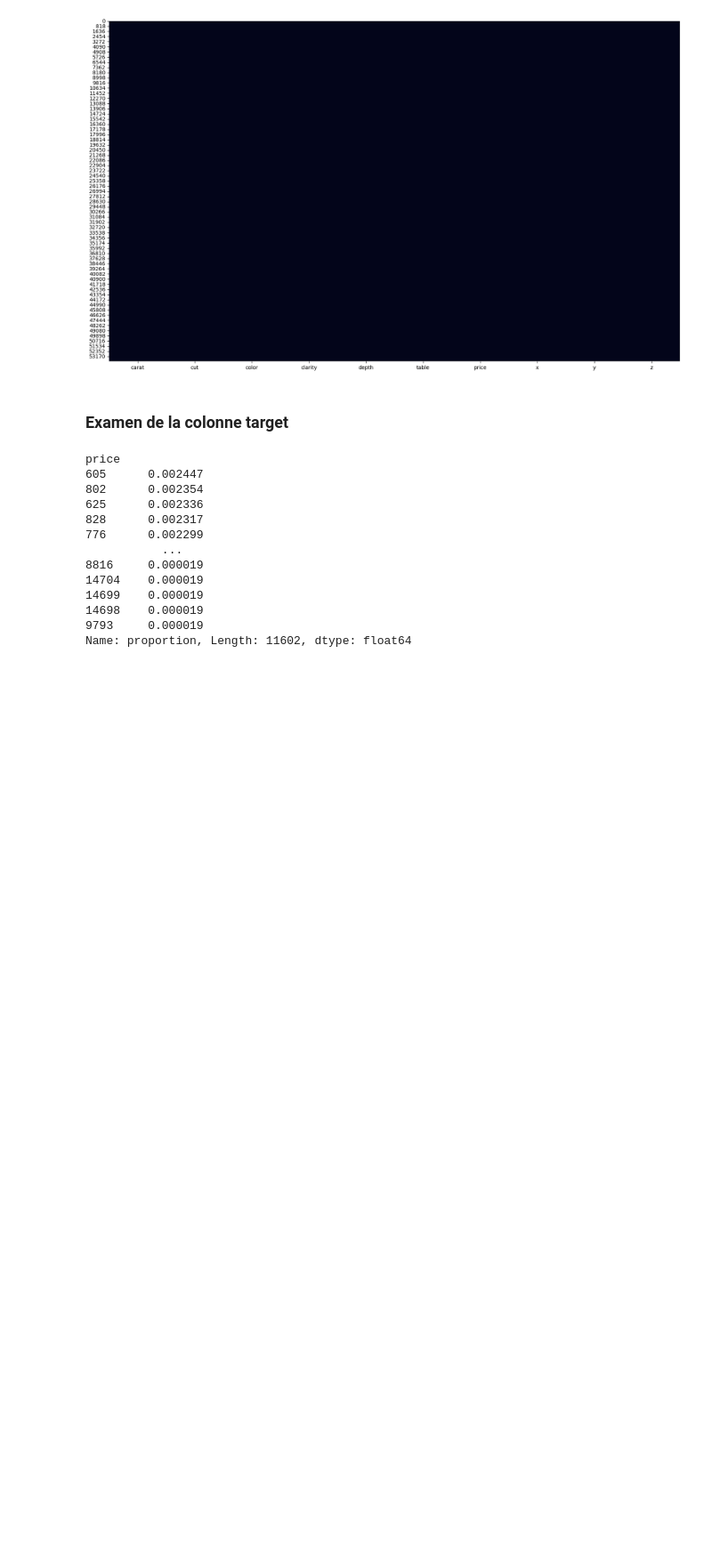
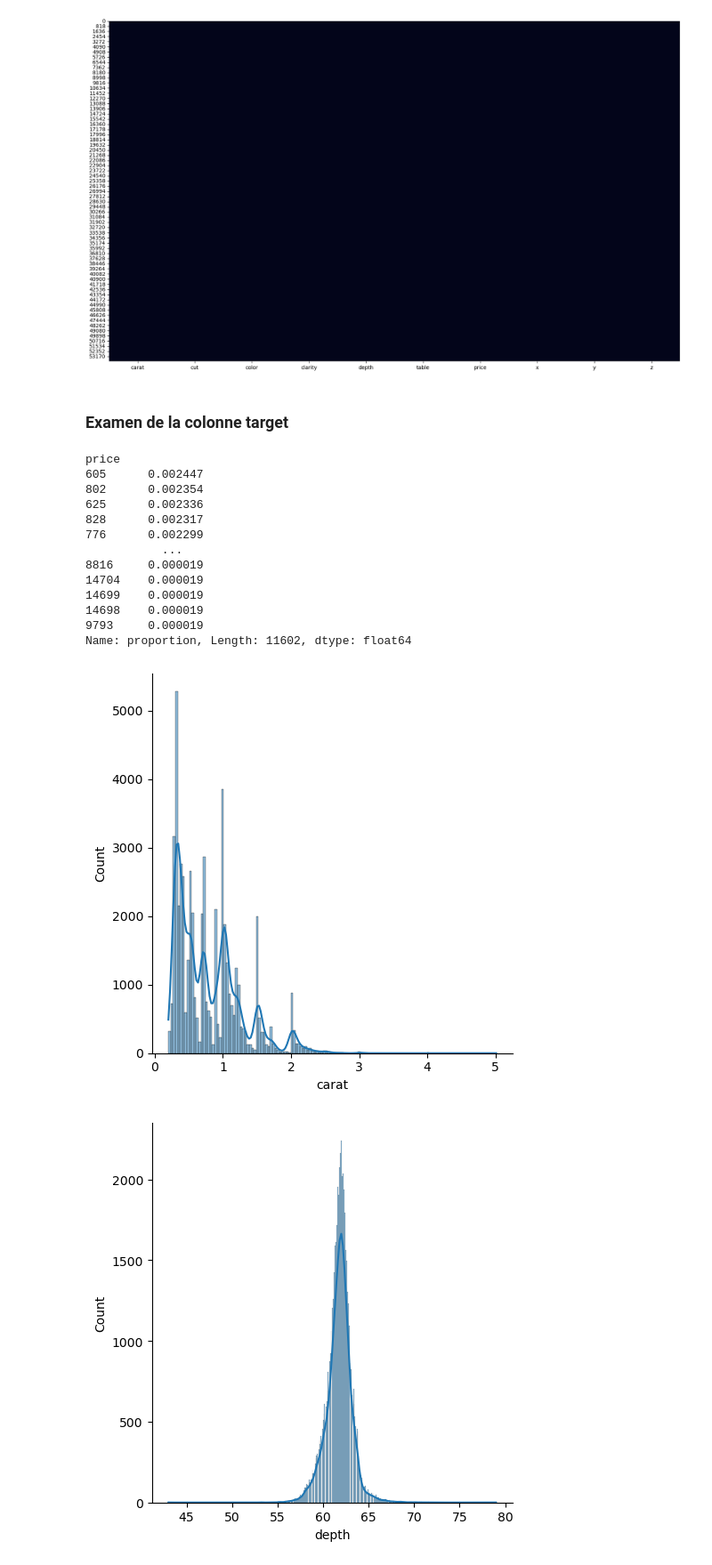
Before and after one commit to lorida0777/prediction_prix_diamon, a Jupyter notebook: EDA.ipynb, the cells around one changed output. Shown: that part at 89% size. Drawn from its saved outputs; the diff is of its cells as text; code cells hidden in the pictures; blank space fills up the shorter version.

```diff
--- a/EDA.ipynb
+++ b/EDA.ipynb
@@ -81,3 +81,9 @@ price
 14698    0.000019
 9793     0.000019
 Name: proportion, Length: 11602, dtype: float64
+# %%
+for col in df.select_dtypes('float'):
+    sns.displot(df[col],kde=True)
+# %% [output]
+[figure, added]
+[figure, added]
```
Also changed, not shown: parts of 1 cell of this notebook.
